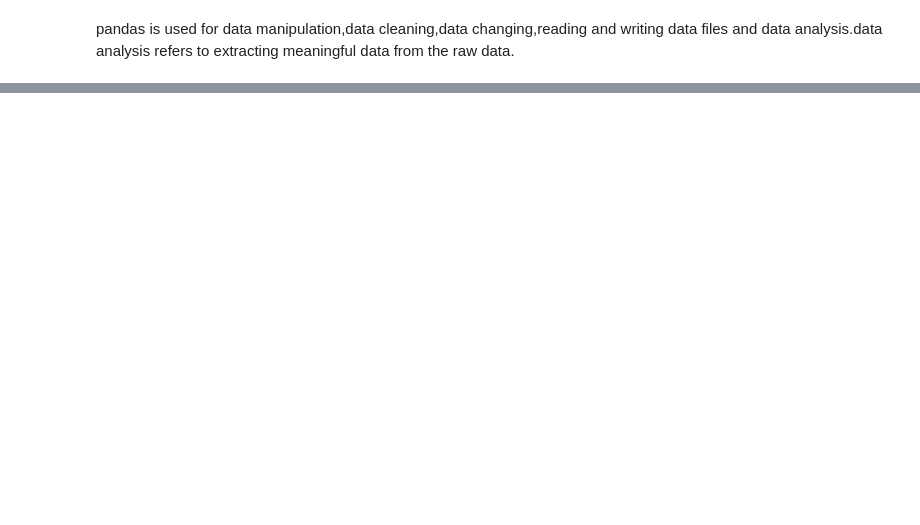
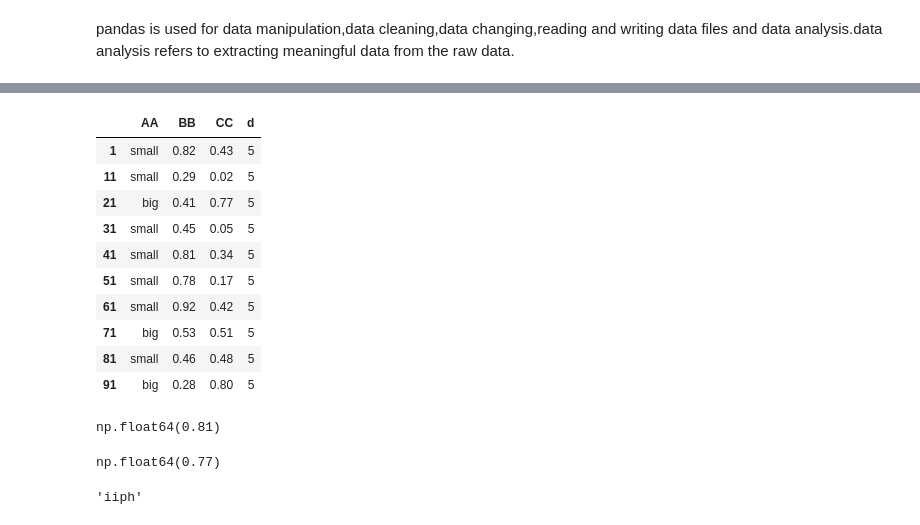
Before and after one commit to Ch-varshitha/Pandas, a Jupyter notebook: pandas.ipynb, the cells around one changed output, grey strips where cells are left out. Saved outputs shown, nothing was run; the diff lists cells and outputs as text; code cells hidden in the pictures; blank space fills up the shorter version.

```diff
--- a/pandas.ipynb
+++ b/pandas.ipynb
@@ -136,0 +163,22 @@ df.to_excel("ch.xlsx")
+# %%
+df.set_index(np.arange(1,100,10))
+# %% [output]
+|  | AA | BB | CC | d |
+| 1 | small | 0.82 | 0.43 | 5 |
+| 11 | small | 0.29 | 0.02 | 5 |
+| 21 | big | 0.41 | 0.77 | 5 |
+| 31 | small | 0.45 | 0.05 | 5 |
+| 41 | small | 0.81 | 0.34 | 5 |
+| 51 | small | 0.78 | 0.17 | 5 |
+| 61 | small | 0.92 | 0.42 | 5 |
+| 71 | big | 0.53 | 0.51 | 5 |
+| 81 | small | 0.46 | 0.48 | 5 |
+| 91 | big | 0.28 | 0.80 | 5 |
+# %%
+df.loc[4,'BB']
+# %% [output]
+np.float64(0.81)
+# %%
+df.iloc[2,2]
+# %% [output]
+np.float64(0.77)
@@ -136,0 +187,4 @@ df.to_excel("ch.xlsx")
+# %%
+st[2:12:3]
+# %% [output]
+'iiph'
```
Also changed, not shown: parts of 35 cells of this notebook.
